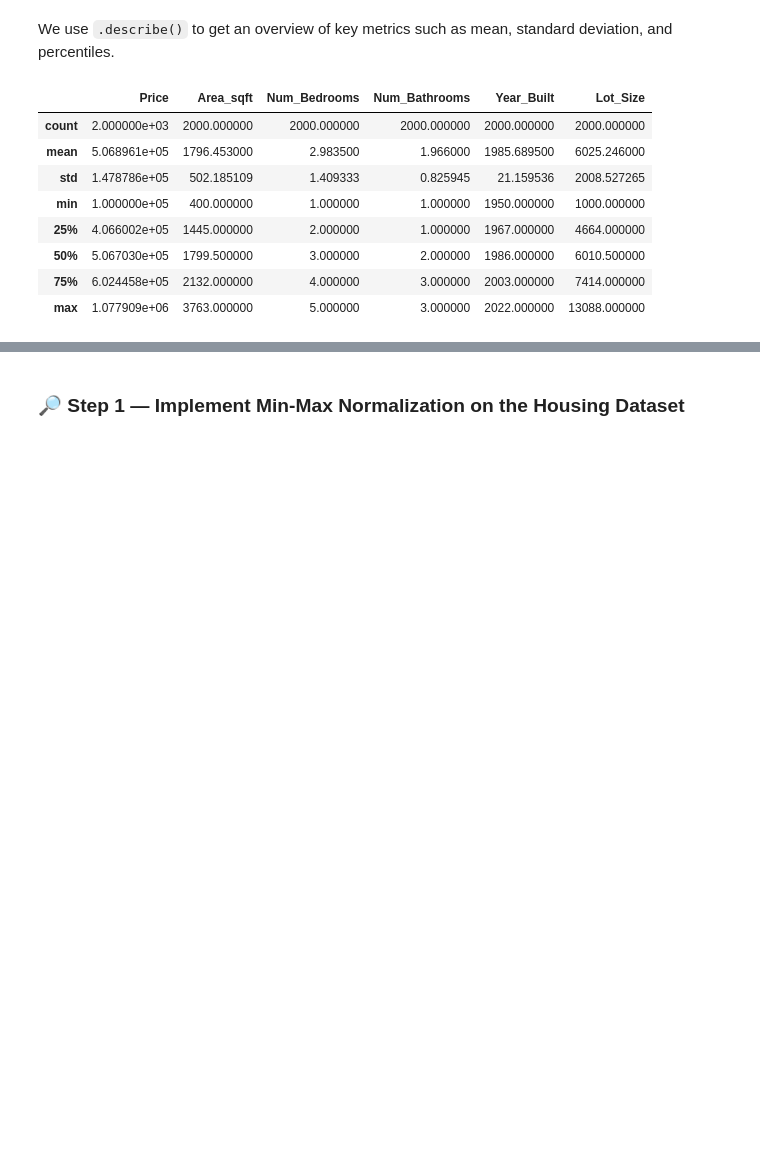
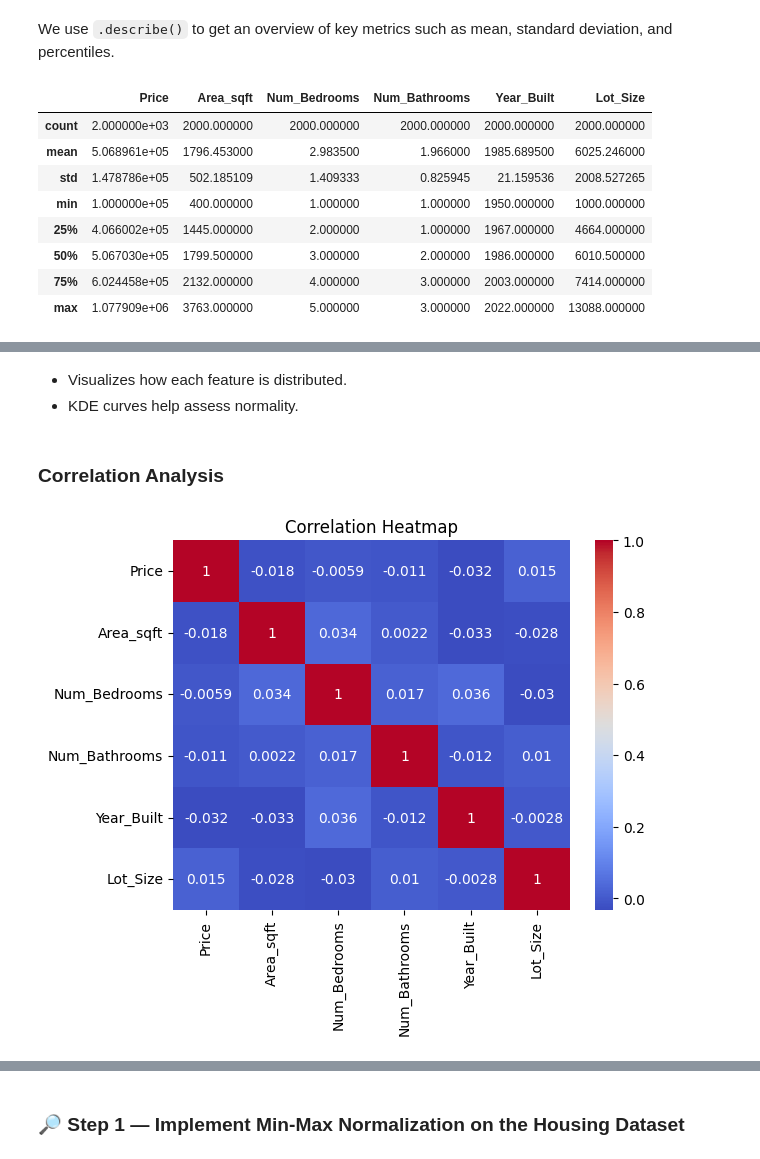
Before and after one commit to MandeepCon/MinMaxNormalization, a Jupyter notebook: MinMax_Normalization_Workshop.ipynb, the cells around one changed output, grey strips where cells are left out. Saved outputs shown, nothing was run; the diff lists cells and outputs as text; code cells hidden in the pictures; blank space fills up the shorter version.

```diff
--- a/MinMax_Normalization_Workshop.ipynb
+++ b/MinMax_Normalization_Workshop.ipynb
@@ -178,0 +199,12 @@ housingdata.describe()
+# %% [markdown]
+- Visualizes how each feature is distributed.
+- KDE curves help assess normality.
+# %% [markdown]
+### Correlation Analysis
+# %%
+corr = housingdata.select_dtypes(include='number').corr()
+sns.heatmap(corr, annot=True, cmap="coolwarm")
+plt.title("Correlation Heatmap")
+plt.show()
+# %% [output]
+[figure, added]
```
Also changed, not shown: parts of 10 cells of this notebook.
